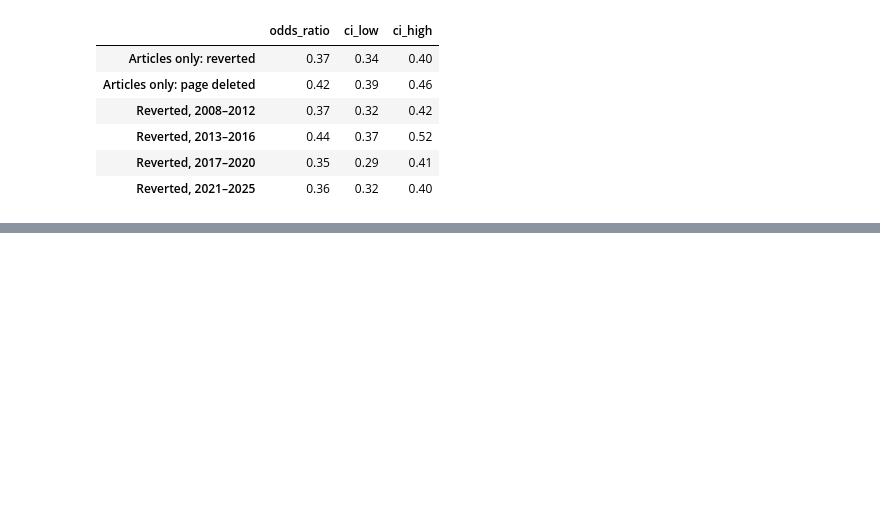
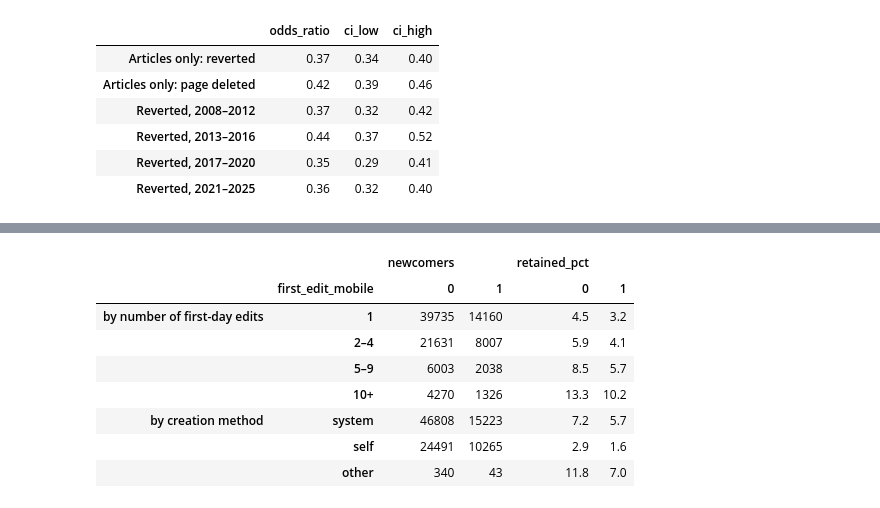
Before and after one commit to oleksandra-missa/community-retention-analytics, a Jupyter notebook: analysis/notebooks/02_first_experiences.ipynb, the cells around one changed output, grey strips where cells are left out. Saved outputs shown, nothing was run; the diff lists cells and outputs as text; code cells hidden in the pictures; blank space fills up the shorter version.

```diff
--- a/analysis/notebooks/02_first_experiences.ipynb
+++ b/analysis/notebooks/02_first_experiences.ipynb
@@ -402,0 +451,17 @@ checks.round(2)
+# %%
+pd.concat({
+    "by number of first-day edits": retention_by("first_day_edits_group", "first_edit_mobile", edits_order,
+                                                 mobile_cohorts)[["newcomers", "retained_pct"]],
+    "by creation method": retention_by("created_by", "first_edit_mobile", ["system", "self", "other"],
+                                       mobile_cohorts)[["newcomers", "retained_pct"]],
+}).round(1)
+# %% [output]
+|  |  | newcomers |  | retained_pct |  |
+|  | first_edit_mobile | 0 | 1 | 0 | 1 |
+| by number of first-day edits | 1 | 39735 | 14160 | 4.5 | 3.2 |
+|  | 2–4 | 21631 | 8007 | 5.9 | 4.1 |
+|  | 5–9 | 6003 | 2038 | 8.5 | 5.7 |
+|  | 10+ | 4270 | 1326 | 13.3 | 10.2 |
+| by creation method | system | 46808 | 15223 | 7.2 | 5.7 |
+|  | self | 24491 | 10265 | 2.9 | 1.6 |
+|  | other | 340 | 43 | 11.8 | 7.0 |
```
Also changed, not shown: parts of 9 cells of this notebook, 4 other files.
